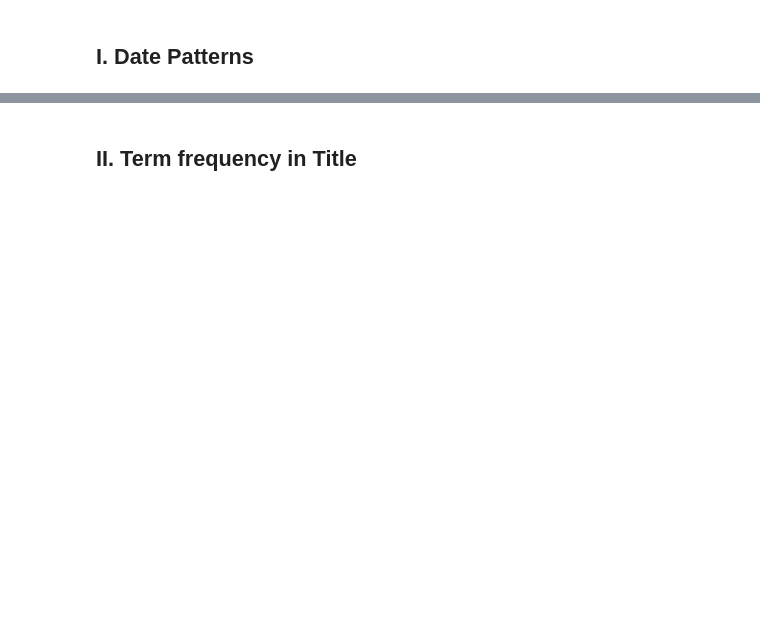
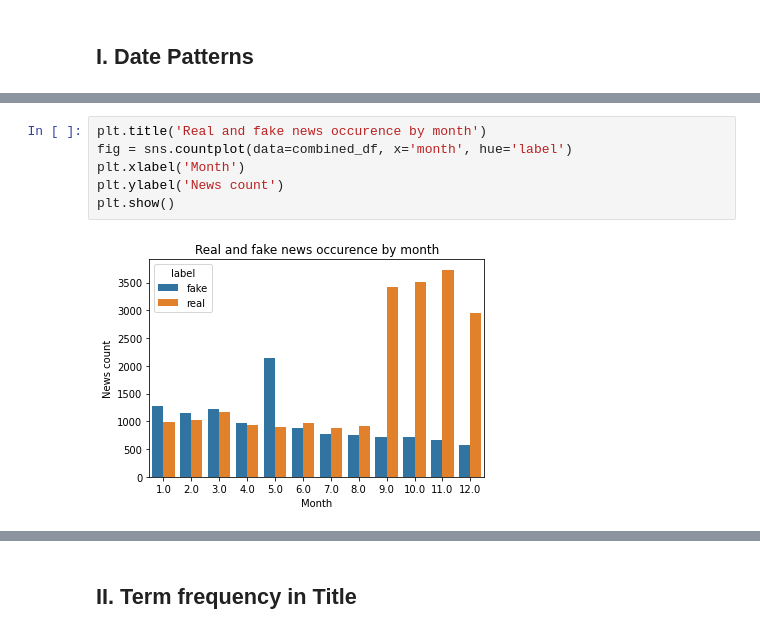
Before and after one commit to haoweiiil/fake-news-classification, a Jupyter notebook: Fake_news_classification.ipynb, the cells around one changed output, grey strips where cells are left out. Drawn from its saved outputs; the diff is of its cells as text; blank space fills up the shorter version.

```diff
--- a/Fake_news_classification.ipynb
+++ b/Fake_news_classification.ipynb
@@ -103,0 +161,8 @@ fake_df['date'] = fake_df['date'].apply(lambda x: validate(x))
+# %%
+plt.title('Real and fake news occurence by month')
+fig = sns.countplot(data=combined_df, x='month', hue='label')
+plt.xlabel('Month')
+plt.ylabel('News count')
+plt.show()
+# %% [output]
+[figure, added]
```
Also changed, not shown: parts of 112 cells of this notebook.
